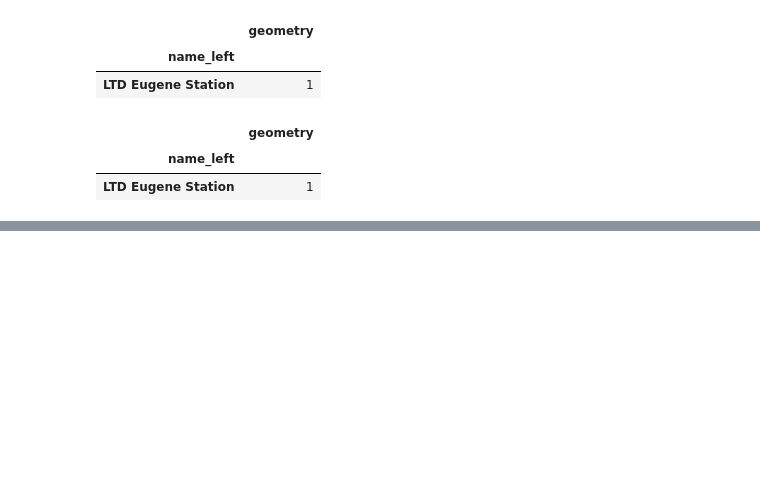
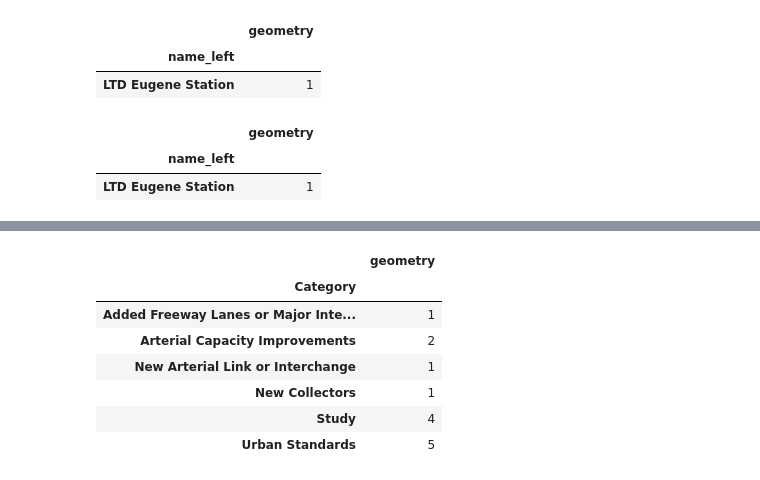
Before and after one commit to dongmeic/RTP, a Jupyter notebook: data/analysis_for_AppendixF.ipynb, the cells around one changed output, grey strips where cells are left out. Drawn from its saved outputs; the diff is of its cells as text; code cells hidden in the pictures; blank space fills up the shorter version.

```diff
--- a/data/analysis_for_AppendixF.ipynb
+++ b/data/analysis_for_AppendixF.ipynb
@@ -102,0 +138,12 @@ aaf.RTP_counted_by_intersection(shapefile='stations', file='NationalRegisterHist
+# %%
+# Navigable Rivers intersect with roadway lines
+aaf.RTP_counted_by_intersection(folder='WaterQuality', file='NavigableRivers.shp')
+# %% [output]
+|  | geometry |
+| Category |  |
+| Added Freeway Lanes or Major Inte... | 1 |
+| Arterial Capacity Improvements | 2 |
+| New Arterial Link or Interchange | 1 |
+| New Collectors | 1 |
+| Study | 4 |
+| Urban Standards | 5 |
```
Also changed, not shown: parts of 44 cells of this notebook, 3 other files.
